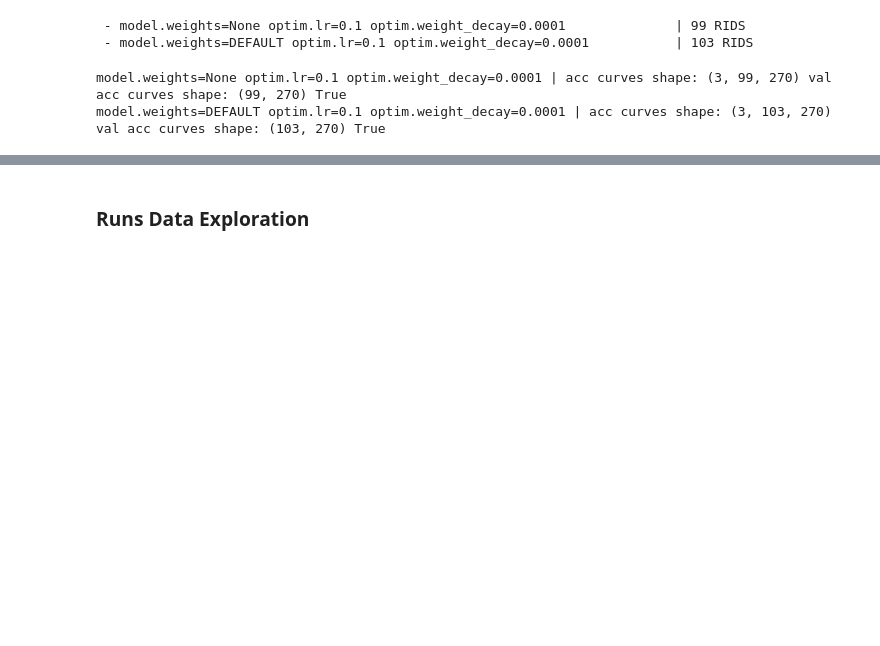
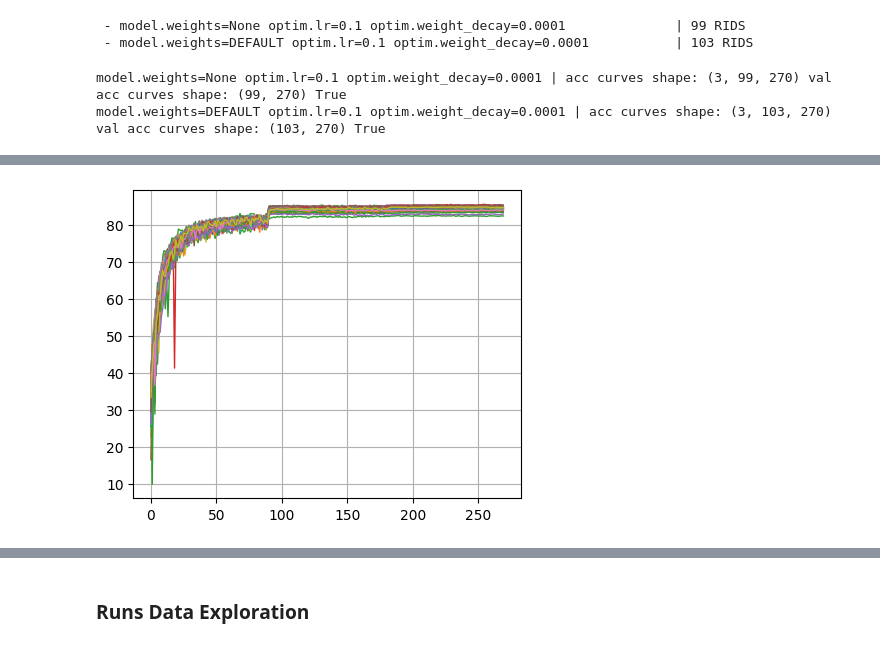
Before and after one commit to drothermel/dr_gen, a Jupyter notebook: notebooks/plot_util_examples.ipynb, the cells around one changed output, grey strips where cells are left out. Drawn from its saved outputs; the diff is of its cells as text; code cells hidden in the pictures; blank space fills up the shorter version.

```diff
--- a/notebooks/plot_util_examples.ipynb
+++ b/notebooks/plot_util_examples.ipynb
@@ -143,0 +154,8 @@ model.weights=DEFAULT optim.lr=0.1 optim.weight_decay=0.0001 | acc curves shape:
+# %%
+hpm_ind = 0
+cp.line_plot(
+    val_acc1_curves[hpm_ind],
+    legend=False,
+)
+# %% [output]
+[figure, added]
```
Also changed, not shown: parts of 7 cells of this notebook, 2 other files.
